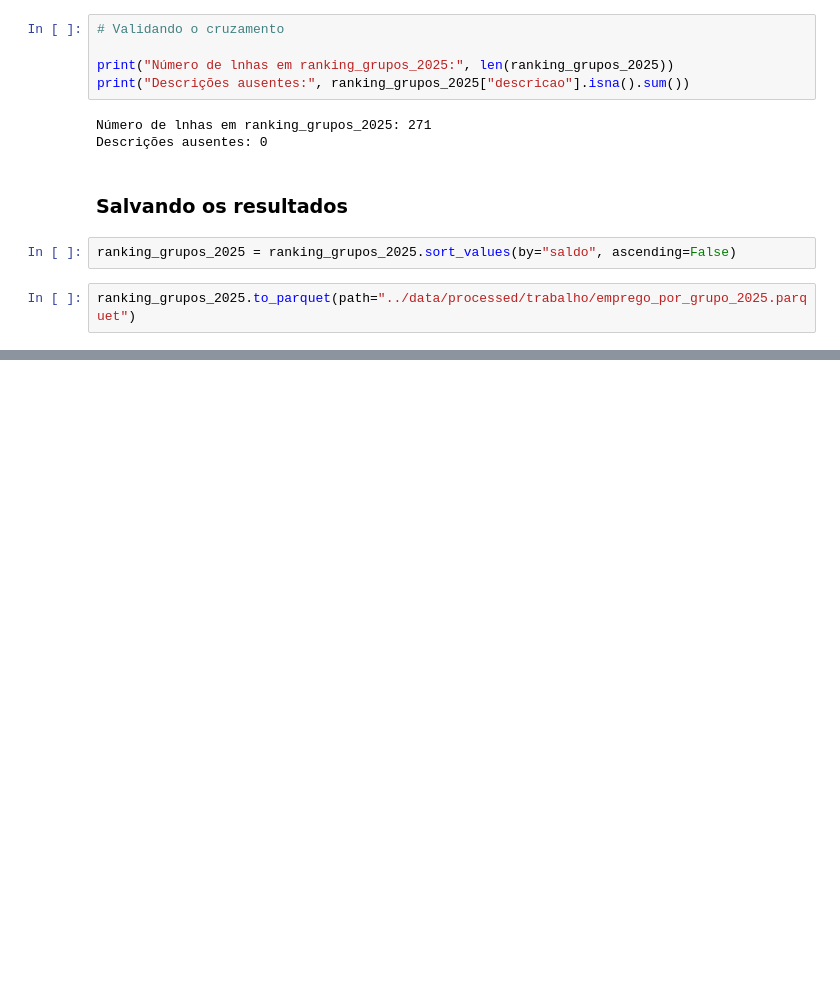
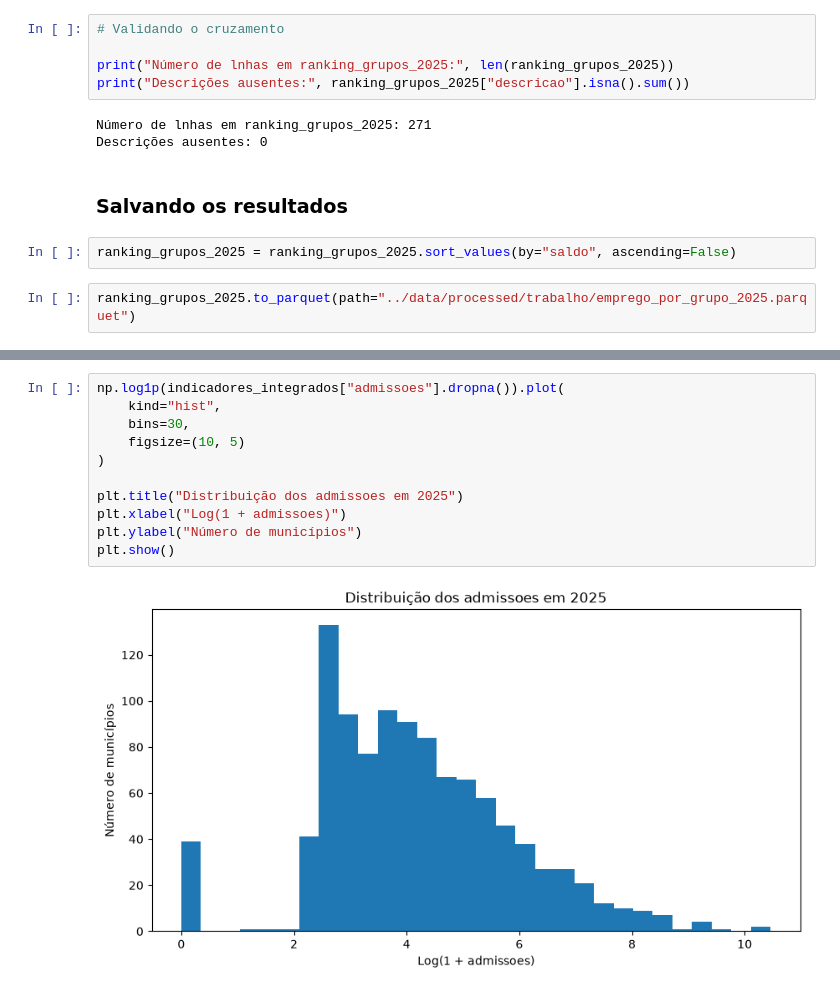
Before and after one commit to Vinivioto/uniesf-opportunity-map, a Jupyter notebook: notebooks/02_exploracao_trabalho.ipynb, the cells around one changed output, grey strips where cells are left out. Drawn from its saved outputs; the diff is of its cells as text; blank space fills up the shorter version.

```diff
--- a/notebooks/02_exploracao_trabalho.ipynb
+++ b/notebooks/02_exploracao_trabalho.ipynb
@@ -1099,0 +1721,13 @@ ranking_grupos_2025.to_parquet(path="../data/processed/trabalho/emprego_por_grup
+# %%
+np.log1p(indicadores_integrados["admissoes"].dropna()).plot(
+    kind="hist",
+    bins=30,
+    figsize=(10, 5)
+)
+
+plt.title("Distribuição dos admissoes em 2025")
+plt.xlabel("Log(1 + admissoes)")
+plt.ylabel("Número de municípios")
+plt.show()
+# %% [output]
+[figure, added]
```
Also changed, not shown: parts of 67 cells of this notebook, 2 other files.
